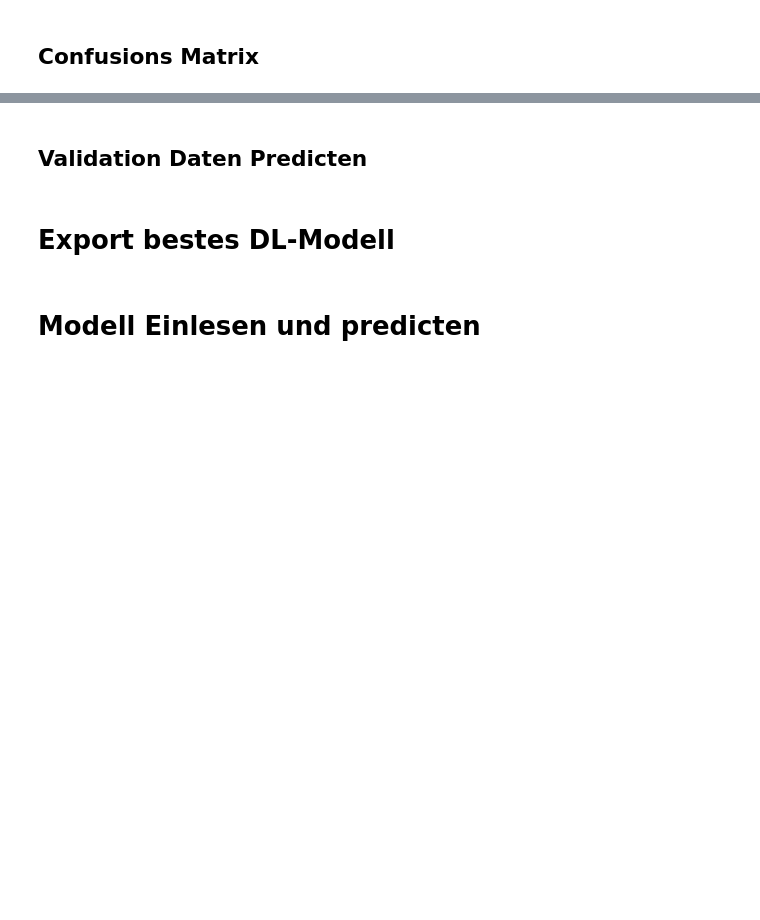
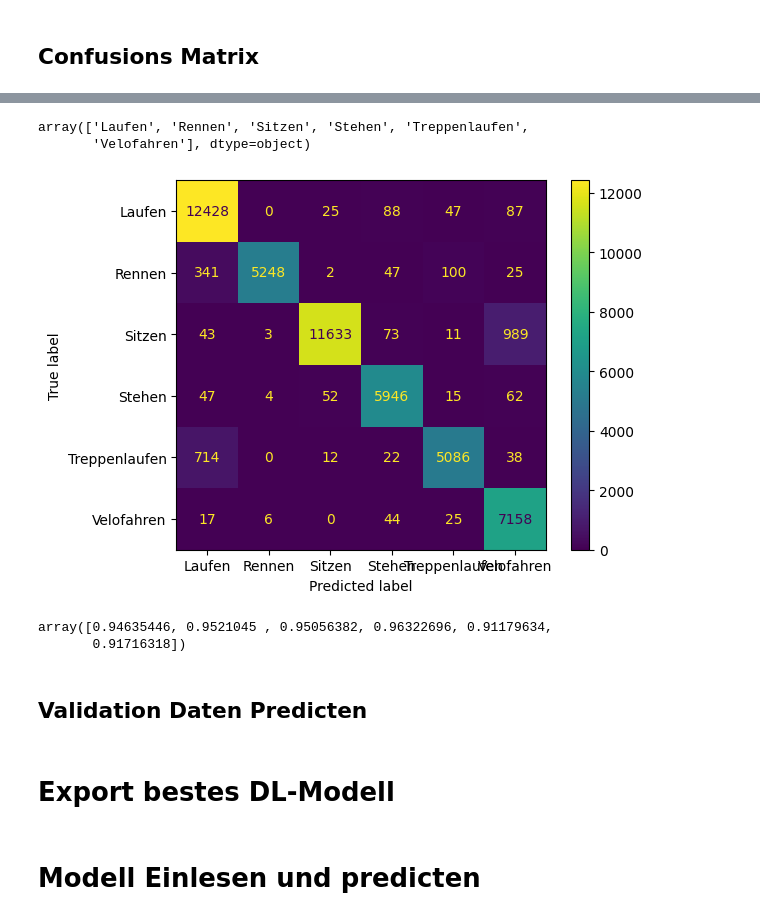
Before and after one commit to CDL1-Sensor/Sensor_Klassifikation-mit-Deep-Learning, a Jupyter notebook: DL-Modelle_withoutFolds.ipynb, the cells around one changed output, grey strips where cells are left out. Cells and saved outputs as stored; diff of their text form; code cells hidden in the pictures; blank space fills up the shorter version.

```diff
--- a/DL-Modelle_withoutFolds.ipynb
+++ b/DL-Modelle_withoutFolds.ipynb
@@ -49,13 +69,13 @@ from dataclasses import dataclass
 @dataclass
 class Parameters:
     batch_size: int = 128
-    epochs: int = 30
+    epochs: int = 5
     verbosity: str = "auto"
     step_size: int = 374
     number_folds: int = 6
     output_size: int = 6
-    window_size = 300
-    step_size = 100
+    window_size = 400
+    step_size = 10
     data_augmentation  = True
 # %%
 df = pd.read_csv("../Sensor_Data-Wrangling-und-EDA/Alle_Messungen_trimmed.csv")
@@ -153,17 +184,15 @@ X_windows = np.array(
 timesteps = X_windows.shape[1]
 n_features = X_windows.shape[2]
 X_windows = X_windows.reshape(-1, timesteps, n_features)
+    # Create the corresponding y labels for the sliding windows
+y_windows = np.array(
+    [y[i + window_size - 1] for i in range(0, X.shape[0] - window_size + 1, step_size)]
+)
+y_windows = to_categorical(y_windows, num_classes=6)
 
 if (Parameters.data_augmentation == False):
 
     # Create a sliding window of X with the specified window and step sizes
-
-
-    # Create the corresponding y labels for the sliding windows
-    y_windows = np.array(
-        [y[i + window_size - 1] for i in range(0, X.shape[0] - window_size + 1, step_size)]
-    )
-    y_windows = to_categorical(y_windows, num_classes=6)
 
     # Split the dataset into training and testing sets
     X_train, X_test, y_train, y_test = train_test_split(
@@ -192,7 +221,7 @@ elif (Parameters.data_augmentation == True):
     )
     y_windows_augmented = to_categorical(y_windows_augmented, num_classes=6)
     # Split the dataset into training and testing sets
-    X_train, X_validation, y_train, y_validaton = train_test_split(
-        X_windows_augmented, y_windows_augmented, test_size=0.2, random_state=42, stratify=y_windows_augmented
-    )
+    X_train, X_test, y_train, y_test = train_test_split(
+    X_windows, y_windows, test_size=0.2, random_state=42, stratify=y_windows
+)
 # %%
@@ -201,9 +237,9 @@ X.shape, y.shape, X_train.shape, y_train.shape, X_validation.shape, y_validaton.
 ## Umschreibung
 # %%
 x_train = X_train
-x_validation = X_validation
+x_validation = X_test
 y_train = y_train
-y_validation = y_validaton
+y_validation = y_test
 # %% [markdown]
 # DL-Modelle erstellen
 # %%
@@ -376,7 +412,7 @@ best_model_history = None  # Keep track of the best model's history
 model_histories = []
 
 # Perform training and validation
-models = [create_model_2]
+models = [create_model_5]
 best_model = None
 best_model_acc = 0
 
@@ -441,7 +501,7 @@ import matplotlib.pyplot as plt
 
 # for multiclass classification
 y_pred = best_model.predict(x_validation)
-y_test_labels = y_validaton.argmax(axis=1)
+y_test_labels = y_validation.argmax(axis=1)
 y_pred_labels = y_pred.argmax(axis=1)
 
 # create cm
@@ -458,3 +518,4 @@ f1 = f1_score(y_test_labels, y_pred_labels, average=None)
 disp.plot()
 plt.show()
 display(f1)
+# %% [output]
@@ -461,3 +523,8 @@ display(f1)
+array(['Laufen', 'Rennen', 'Sitzen', 'Stehen', 'Treppenlaufen',
+       'Velofahren'], dtype=object)
+[figure, added]
+array([0.94635446, 0.9521045 , 0.95056382, 0.96322696, 0.91179634,
+       0.91716318])
 # %% [markdown]
 ## Validation Daten Predicten
 # %% [markdown]
```
Also changed, not shown: parts of 10 cells of this notebook, 8 other files.
